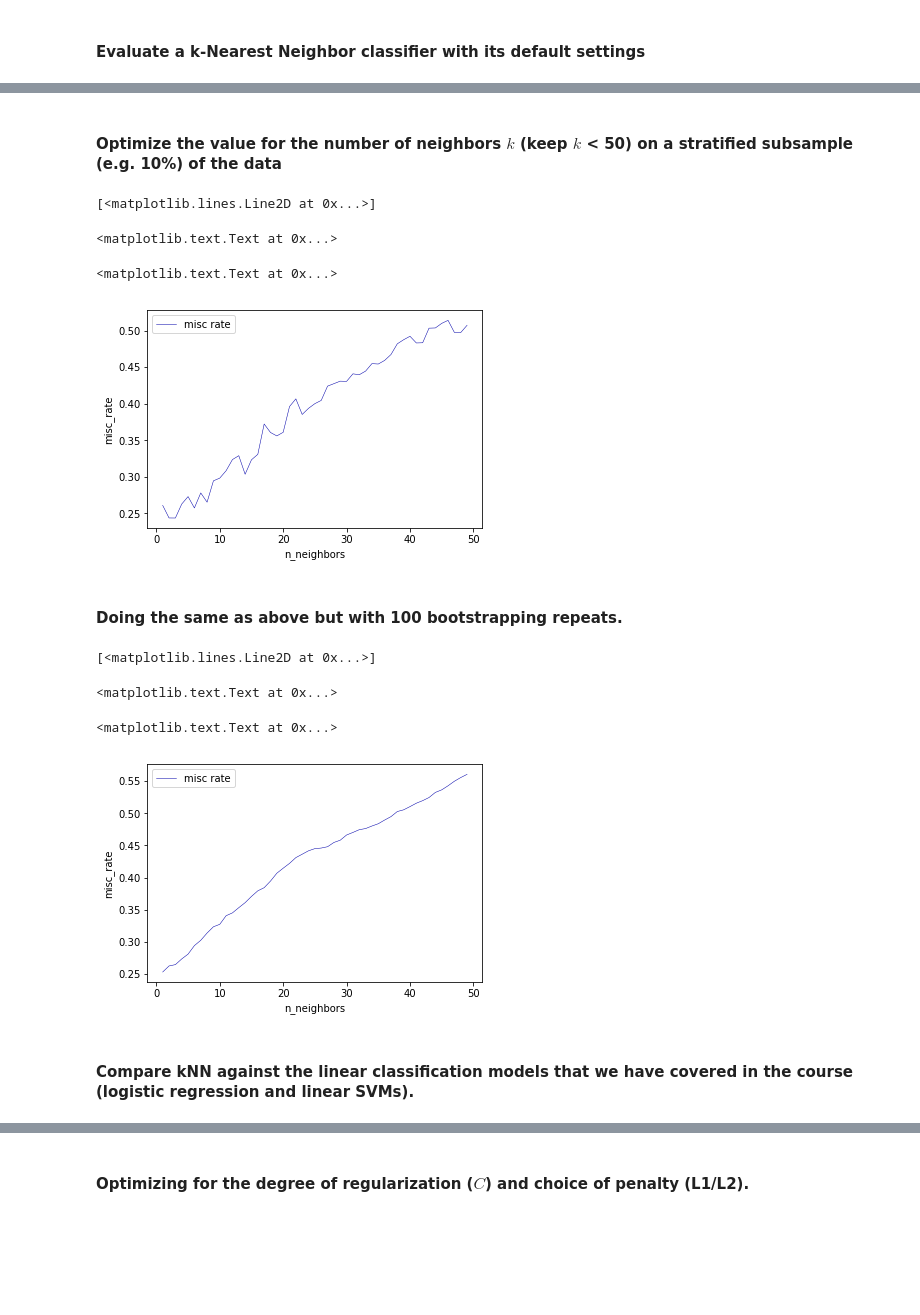
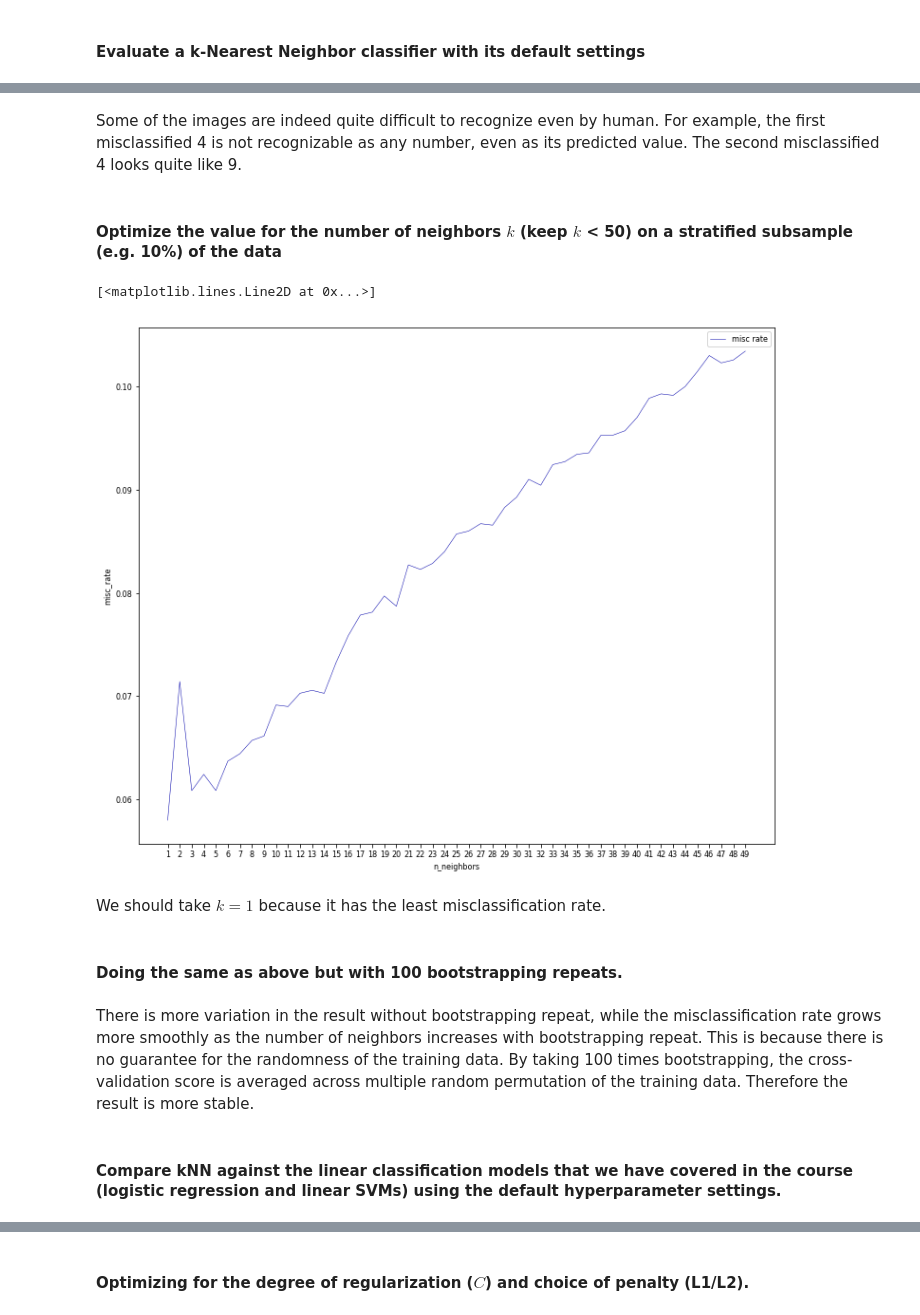
Before and after one commit to surajiyer/Machine-learning, a Jupyter notebook: A1-Iyer-Chen.ipynb, the cells around one changed output, grey strips where cells are left out. Drawn from its saved outputs; the diff is of its cells as text; code cells hidden in the pictures; blank space fills up the shorter version.

Commit message:
Finished all qns. Just refining results.

```diff
--- a/A1-Iyer-Chen.ipynb
+++ b/A1-Iyer-Chen.ipynb
@@ -16,11 +16,9 @@ oml.config.apikey = '11e82c8d91c5abece86f424369c71590'
 # %%
 mnist_data = oml.datasets.get_dataset(554)  # Download MNIST data
 X, y = mnist_data.get_data(target=mnist_data.default_target_attribute)  # Get the predictors X and the labels y
-# REMOVE THIS LATER
-X, y = X[:2000], y[:2000]
+# X, y = X[:2000], y[:2000]  # TODO: REMOVE THIS LATER
 plt.imshow(X[0].reshape(28, 28), cmap=plt.cm.gray_r)  # Take the first example, reshape to a 28x28 image and plot
 print("Class label:", y[0])  # Print the correct class label
-X[0], y[0]
 # %% [output]
 <matplotlib.image.AxesImage at 0x...>
 Class label: 5
@@ -93,39 +77,44 @@ Predicted class label: 4 , True class label: 7
 ... (4 outputs left out)
+# %% [markdown]
+Some of the images are indeed quite difficult to recognize even by human. For example, the first misclassified 4 is not recognizable as any number, even as its predicted value. The second misclassified 4 looks quite like 9.
 # %% [markdown]
 #### Optimize the value for the number of neighbors $k$ (keep $k$ < 50) on a stratified subsample (e.g. 10%) of the data
 # %%
-from sklearn import neighbors
+from sklearn.neighbors import KNeighborsClassifier
 from sklearn.model_selection import train_test_split, cross_val_score
 
 # Build a list of the training and test scores for increasing k
 misc_rate = []
 k = range(1, 50)
 
 # Get 10% of the data
 X_train, _, y_train, _ = train_test_split(X, y, stratify=y, train_size=.1, random_state=66)
 
 for n_neighbors in k:
     # build the model
-    clf = neighbors.KNeighborsClassifier(n_neighbors=n_neighbors)
+    clf = KNeighborsClassifier(n_neighbors=n_neighbors)
     scores = cross_val_score(clf, X_train, y_train, cv=10, n_jobs=-1)
     misc_rate.append(1.-np.mean(scores))
 
 # plot the data
+plt.rcParams['figure.figsize'] = (12., 10.)
 plt.plot(k, misc_rate, label="misc rate")
-plt.ylabel("misc_rate")
-plt.xlabel("n_neighbors")
+_ = plt.xticks(k)
+_ = plt.ylabel("misc_rate")
+_ = plt.xlabel("n_neighbors")
 _ = plt.legend()
+plt.rcParams['figure.figsize'] = (6., 4.)
 # %% [output]
 [<matplotlib.lines.Line2D at 0x...>]
-<matplotlib.text.Text at 0x...>
-<matplotlib.text.Text at 0x...>
-[figure, old version]
+[figure, new version]
+# %% [markdown]
+We should take $k = 1$ because it has the least misclassification rate.
 # %% [markdown]
 #### Doing the same as above but with 100 bootstrapping repeats.
 # %%
-from sklearn import neighbors
-from sklearn.model_selection import train_test_split, StratifiedShuffleSplit
-sss = StratifiedShuffleSplit(n_splits=100, train_size=0.66, test_size=0.34, random_state=66)
+from sklearn.neighbors import KNeighborsClassifier
+from sklearn.model_selection import train_test_split, cross_val_score, StratifiedShuffleSplit
+sss = StratifiedShuffleSplit(n_splits=100, train_size=0.66, random_state=66)
 
 # Build a list of the training and test scores for increasing k
 misc_rate = []
@@ -136,22 +125,22 @@ X_train, _, y_train, _ = train_test_split(X, y, stratify=y, train_size=.1, rando
 
 for n_neighbors in k:
     # build the model
-    clf = neighbors.KNeighborsClassifier(n_neighbors=n_neighbors)
+    clf = KNeighborsClassifier(n_neighbors=n_neighbors)
     scores = cross_val_score(clf, X_train, y_train, cv=sss, n_jobs=-1)
     misc_rate.append(1-np.mean(scores))
 
 # plot the data
+plt.rcParams['figure.figsize'] = (12., 10.)
 plt.plot(k, misc_rate, label="misc rate")
-plt.ylabel("misc_rate")
-plt.xlabel("n_neighbors")
+_ = plt.xticks(k)
+_ = plt.ylabel("misc_rate")
+_ = plt.xlabel("n_neighbors")
 _ = plt.legend()
+plt.rcParams['figure.figsize'] = (6., 4.)
-# %% [output]
-[<matplotlib.lines.Line2D at 0x...>]
-<matplotlib.text.Text at 0x...>
-<matplotlib.text.Text at 0x...>
-[figure, removed]
+# %% [markdown]
+There is more variation in the result without bootstrapping repeat, while the misclassification rate grows more smoothly as the number of neighbors increases with bootstrapping repeat. This is because there is no guarantee for the randomness of the training data. By taking 100 times bootstrapping, the cross-validation score is averaged across multiple random permutation of the training data. Therefore the result is more stable.
 # %% [markdown]
-#### Compare kNN against the linear classification models that we have covered in the course (logistic regression and linear SVMs).
+#### Compare kNN against the linear classification models that we have covered in the course (logistic regression and linear SVMs) using the default hyperparameter settings.
 # %%
 from sklearn.linear_model import LogisticRegression
 from sklearn.svm import LinearSVC
```
Also changed, not shown: parts of 23 cells of this notebook.
